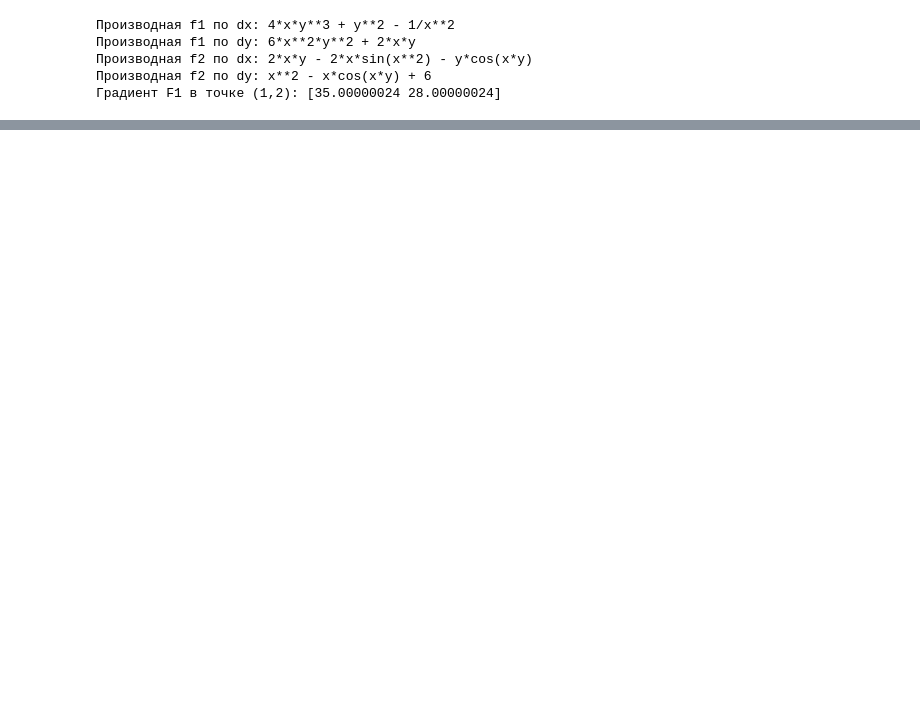
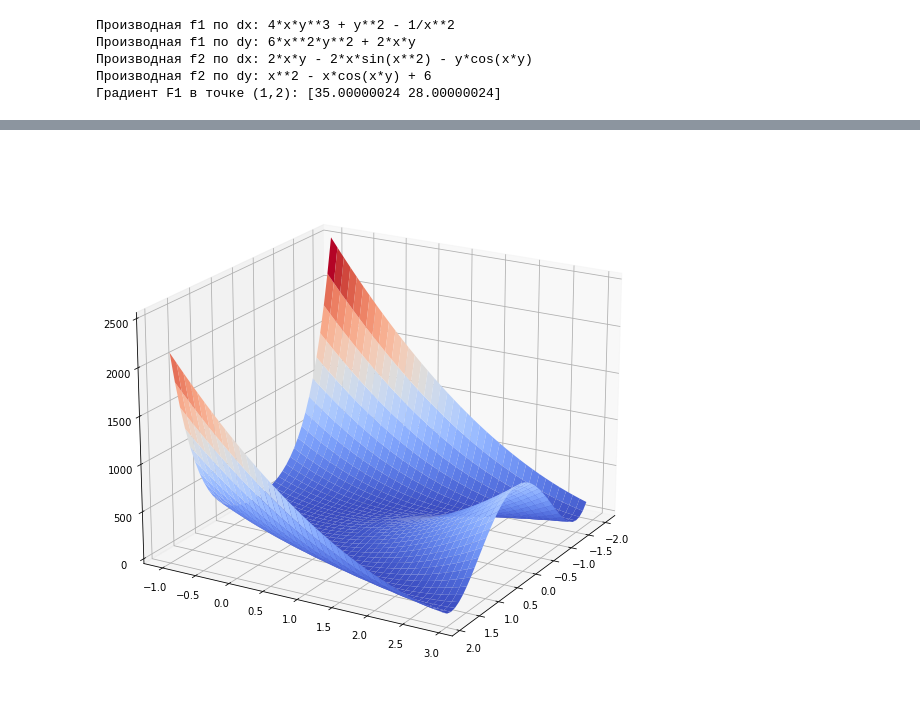
Before and after one commit to MILearning2021/MatForDataScience, a Jupyter notebook: 11_home_ex.ipynb, the cells around one changed output, grey strips where cells are left out. Saved outputs shown, nothing was run; the diff lists cells and outputs as text; code cells hidden in the pictures; blank space fills up the shorter version.

```diff
--- a/11_home_ex.ipynb
+++ b/11_home_ex.ipynb
@@ -61,0 +80,25 @@ print(np.gradient(f, learning_rate))
+# %%
+from mpl_toolkits.mplot3d import Axes3D
+import matplotlib.pyplot as plt
+from matplotlib import cm
+from matplotlib.ticker import LinearLocator, FormatStrFormatter
+import scipy
+
+# Настраиваем 3D график
+fig = plt.figure(figsize=[15, 10])
+ax = fig.gca(projection='3d')
+
+# Задаем угол обзора
+ax.view_init(20, 30)
+
+# Создаем данные для графика
+X = np.arange(-2, 2, 0.1)
+Y = np.arange(-1, 3, 0.1)
+X, Y = np.meshgrid(X, Y)
+Z = scipy.optimize.rosen(np.array([X,Y]))
+
+# Рисуем поверхность
+surf = ax.plot_surface(X, Y, Z, cmap=cm.coolwarm)
+plt.show()
+# %% [output]
+[figure, added]
```
Also changed, not shown: parts of 2 cells of this notebook, 2 other files.
